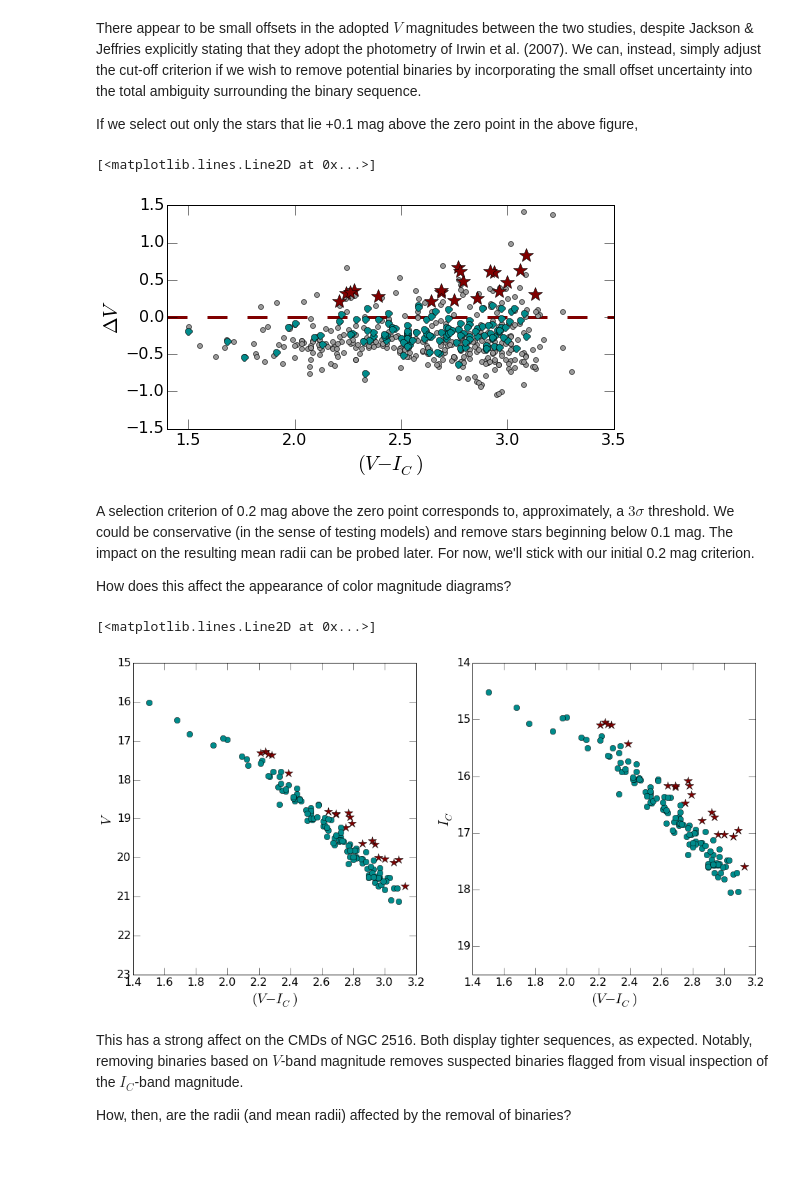
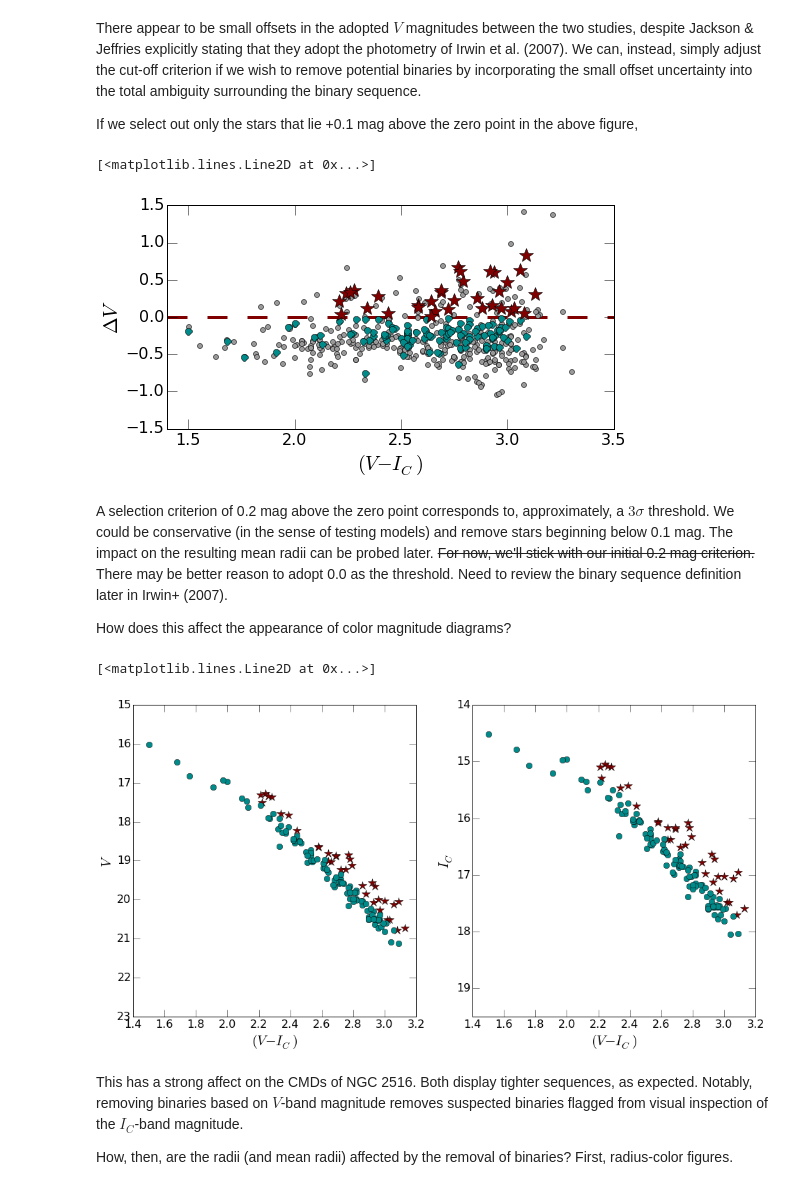
Before and after one commit to gfeiden/Notebook, a Jupyter notebook: Projects/ngc2516_spots/possible_binaries.ipynb, the cells around one changed output. Saved outputs shown, nothing was run; the diff lists cells and outputs as text; code cells hidden in the pictures; blank space fills up the shorter version.

```diff
--- a/Projects/ngc2516_spots/possible_binaries.ipynb
+++ b/Projects/ngc2516_spots/possible_binaries.ipynb
@@ -95,27 +95,27 @@ If we select out only the stars that lie +0.1 mag above the zero point in the ab
 # %%
 # flag binaries in J&J data
 ngc2516_new = np.column_stack((ngc2516_new, ngc2516_diff))
-ngc2516_bin = np.array([star for star in ngc2516_new if star[-1] >= 0.2])
-ngc2516_new = np.array([star for star in ngc2516_new if star[-1] <  0.2])
+ngc2516_bin = np.array([star for star in ngc2516_new if star[-1] >  0.0])
+ngc2516_new = np.array([star for star in ngc2516_new if star[-1] <=  0.0])
 
 # plot differences
 fig, ax = plt.subplots(1, 1, figsize=(8.0, 4.0))
 
 ax.set_xlabel('$(V - I_C)$', fontsize=20.)
 ax.set_xlim(1.4, 3.5)
 ax.set_ylabel('$\\Delta V$', fontsize=20.)
 ax.tick_params(which='major', axis='both', length=10., labelsize=16.)
 
 # now both data sets
 ax.plot([1.4, 3.6], [0.0, 0.0], '-', lw=3, dashes=(20., 20.), c='#800000')
 ax.plot((irwin01_new[:,7] - irwin01_new[:,8] + irwin01_new[:,-1]), irwin01_diff, 'o', ms=5.0, c='#999999')
 ax.plot((ngc2516_new[:,1] - ngc2516_new[:,2]), ngc2516_new[:,-1], 'o', ms=7.0, c='#008B8B')
 ax.plot((ngc2516_bin[:,1] - ngc2516_bin[:,2]), ngc2516_bin[:,-1], '*', ms=14.0, c='#800000')
 # %% [output]
 [<matplotlib.lines.Line2D at 0x...>]
-[figure, old version]
+[figure, new version]
 # %% [markdown]
-A selection criterion of 0.2 mag above the zero point corresponds to, approximately, a $3\sigma$ threshold. We could be conservative (in the sense of testing models) and remove stars beginning below 0.1 mag. The impact on the resulting mean radii can be probed later. For now, we'll stick with our initial 0.2 mag criterion.
+A selection criterion of 0.2 mag above the zero point corresponds to, approximately, a $3\sigma$ threshold. We could be conservative (in the sense of testing models) and remove stars beginning below 0.1 mag. The impact on the resulting mean radii can be probed later. ~~For now, we'll stick with our initial 0.2 mag criterion.~~ There may be better reason to adopt 0.0 as the threshold. Need to review the binary sequence definition later in Irwin+ (2007).
 
 How does this affect the appearance of color magnitude diagrams?
 # %%
@@ -135,8 +135,8 @@ ax[0].plot((ngc2516_new[:,1] - ngc2516_new[:,2]), ngc2516_new[:,1], 'o', lw=2, m
 ax[1].plot((ngc2516_new[:,1] - ngc2516_new[:,2]), ngc2516_new[:,2], 'o', lw=2, ms=8.0,  c='#008B8B')
 # %% [output]
 [<matplotlib.lines.Line2D at 0x...>]
-[figure, old version]
+[figure, new version]
 # %% [markdown]
 This has a strong affect on the CMDs of NGC 2516. Both display tighter sequences, as expected. Notably, removing binaries based on $V$-band magnitude removes suspected binaries flagged from visual inspection of the $I_C$-band magnitude.
 
-How, then, are the radii (and mean radii) affected by the removal of binaries?
+How, then, are the radii (and mean radii) affected by the removal of binaries? First, radius-color figures.
```
Also changed, not shown: parts of 7 cells of this notebook.
